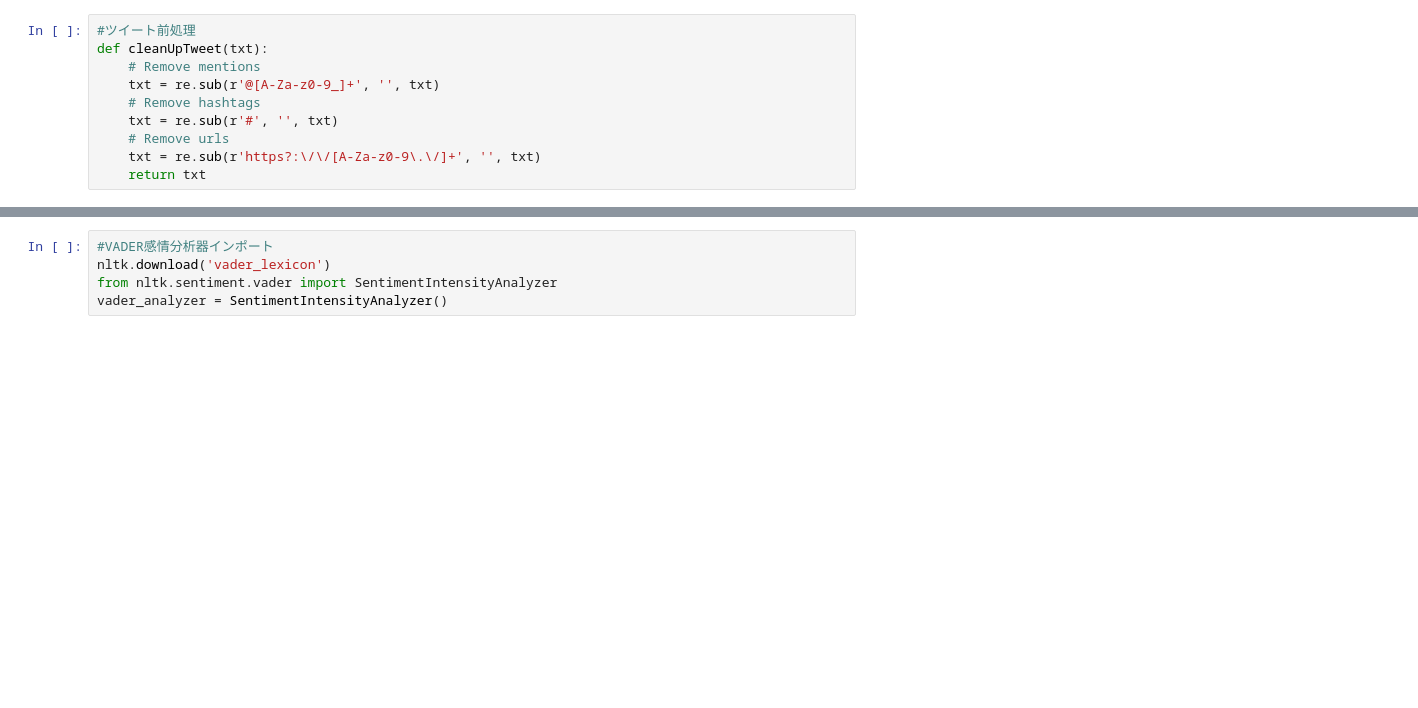
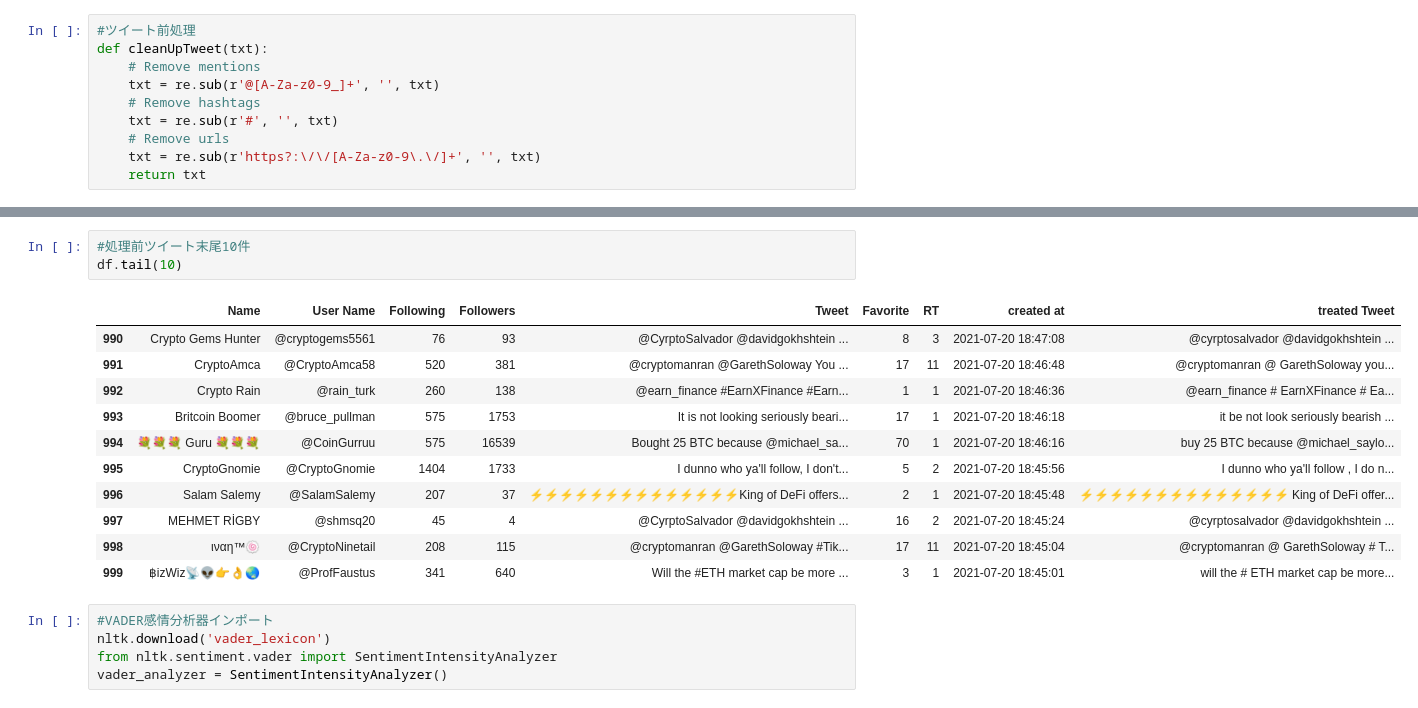
Before and after one commit to xxsolitto/t_s_c, a Jupyter notebook: main.ipynb, the cells around one changed output, grey strips where cells are left out. Saved outputs shown, nothing was run; the diff lists cells and outputs as text; blank space fills up the shorter version.

```diff
--- a/main.ipynb
+++ b/main.ipynb
@@ -99,3 +134,18 @@ df['Score'] = df['Tweet'].apply(getTextPolarity)
+# %%
+#処理前ツイート末尾10件
+df.tail(10)
+# %% [output]
+|  | Name | User Name | Following | Followers | Tweet | Favorite | RT | created at | treated Tweet |
+| 990 | Crypto Gems Hunter | @cryptogems5561 | 76 | 93 | @CyrptoSalvador @davidgokhshtein ... | 8 | 3 | 2021-07-20 18:47:08 | @cyrptosalvador @davidgokhshtein ... |
+| 991 | CryptoAmca | @CryptoAmca58 | 520 | 381 | @cryptomanran @GarethSoloway You ... | 17 | 11 | 2021-07-20 18:46:48 | @cryptomanran @ GarethSoloway you... |
+| 992 | Crypto Rain | @rain_turk | 260 | 138 | @earn_finance #EarnXFinance #Earn... | 1 | 1 | 2021-07-20 18:46:36 | @earn_finance # EarnXFinance # Ea... |
+| 993 | Britcoin Boomer | @bruce_pullman | 575 | 1753 | It is not looking seriously beari... | 17 | 1 | 2021-07-20 18:46:18 | it be not look seriously bearish ... |
+| 994 | 💐💐💐 Guru 💐💐💐 | @CoinGurruu | 575 | 16539 | Bought 25 BTC because @michael_sa... | 70 | 1 | 2021-07-20 18:46:16 | buy 25 BTC because @michael_saylo... |
+| 995 | CryptoGnomie | @CryptoGnomie | 1404 | 1733 | I dunno who ya'll follow, I don't... | 5 | 2 | 2021-07-20 18:45:56 | I dunno who ya'll follow , I do n... |
+| 996 | Salam Salemy | @SalamSalemy | 207 | 37 | ⚡⚡⚡⚡⚡⚡⚡⚡⚡⚡⚡⚡⚡⚡King of DeFi offers... | 2 | 1 | 2021-07-20 18:45:48 | ⚡⚡⚡⚡⚡⚡⚡⚡⚡⚡⚡⚡⚡⚡ King of DeFi offer... |
+| 997 | MEHMET RİGBY | @shmsq20 | 45 | 4 | @CyrptoSalvador @davidgokhshtein ... | 16 | 2 | 2021-07-20 18:45:24 | @cyrptosalvador @davidgokhshtein ... |
+| 998 | ιναη™🍥 | @CryptoNinetail | 208 | 115 | @cryptomanran @GarethSoloway #Tik... | 17 | 11 | 2021-07-20 18:45:04 | @cryptomanran @ GarethSoloway # T... |
+| 999 | ฿izWiz📡👽👉👌🌏 | @ProfFaustus | 341 | 640 | Will the #ETH market cap be more ... | 3 | 1 | 2021-07-20 18:45:01 | will the # ETH market cap be more... |
 # %%
 #VADER感情分析器インポート
 nltk.download('vader_lexicon')
```
Also changed, not shown: parts of 9 cells of this notebook, 5 other files.
